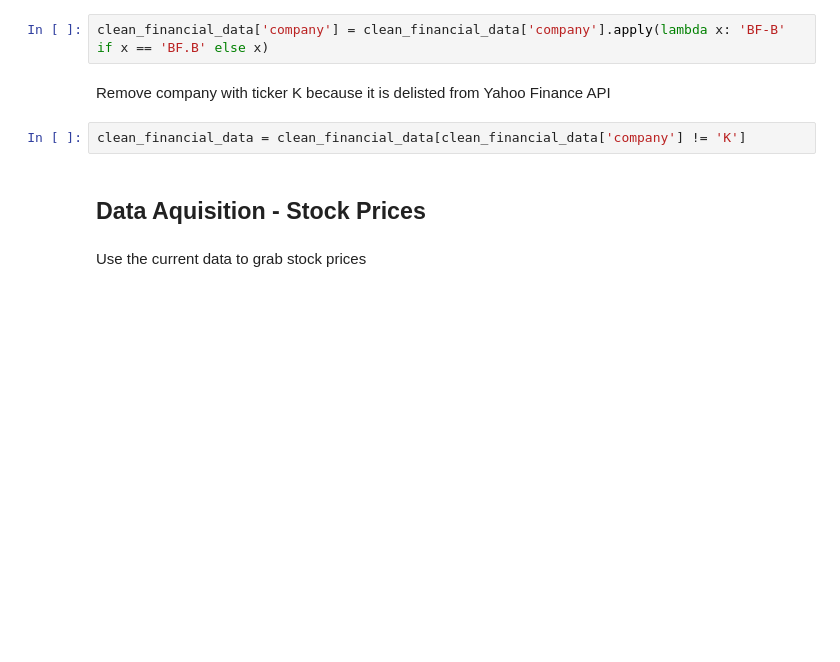
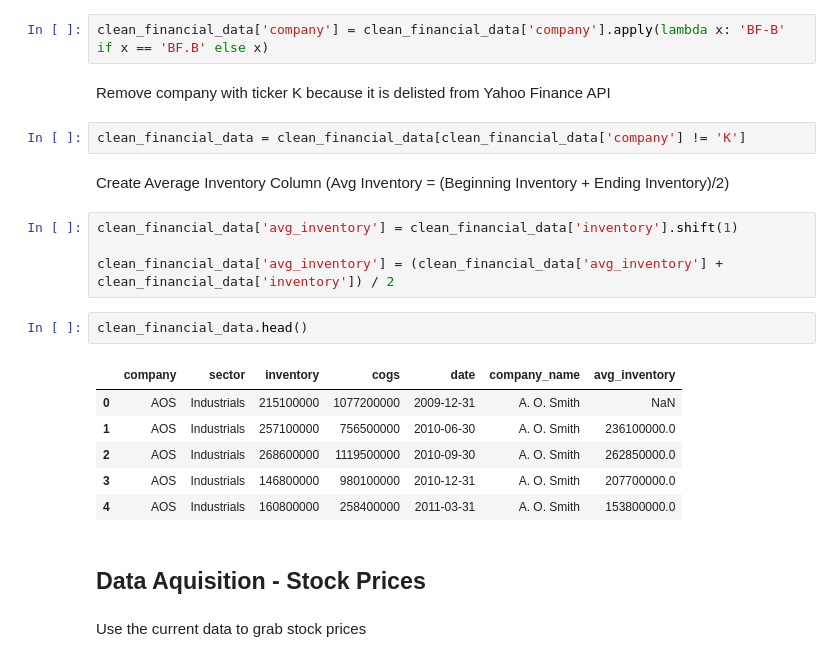
Before and after one commit to NateM024/inventory-analysis, a Jupyter notebook: capstone.ipynb, the cells around one changed output. Saved outputs shown, nothing was run; the diff lists cells and outputs as text; blank space fills up the shorter version.

Commit message:
added avg inventory and stock returns to tables

```diff
--- a/capstone.ipynb
+++ b/capstone.ipynb
@@ -173,6 +173,21 @@ clean_financial_data['company'] = clean_financial_data['company'].apply(lambda x
 Remove company with ticker K because it is delisted from Yahoo Finance API
 # %%
 clean_financial_data = clean_financial_data[clean_financial_data['company'] != 'K']
+# %% [markdown]
+Create Average Inventory Column (Avg Inventory = (Beginning Inventory + Ending Inventory)/2)
+# %%
+clean_financial_data['avg_inventory'] = clean_financial_data['inventory'].shift(1)
+
+clean_financial_data['avg_inventory'] = (clean_financial_data['avg_inventory'] + clean_financial_data['inventory']) / 2
+# %%
+clean_financial_data.head()
+# %% [output]
+|  | company | sector | inventory | cogs | date | company_name | avg_inventory |
+| 0 | AOS | Industrials | 215100000 | 1077200000 | 2009-12-31 | A. O. Smith | NaN |
+| 1 | AOS | Industrials | 257100000 | 756500000 | 2010-06-30 | A. O. Smith | 236100000.0 |
+| 2 | AOS | Industrials | 268600000 | 1119500000 | 2010-09-30 | A. O. Smith | 262850000.0 |
+| 3 | AOS | Industrials | 146800000 | 980100000 | 2010-12-31 | A. O. Smith | 207700000.0 |
+| 4 | AOS | Industrials | 160800000 | 258400000 | 2011-03-31 | A. O. Smith | 153800000.0 |
 # %% [markdown]
 ## Data Aquisition - Stock Prices
 # %% [markdown]
```
Also changed, not shown: parts of 6 cells of this notebook.
